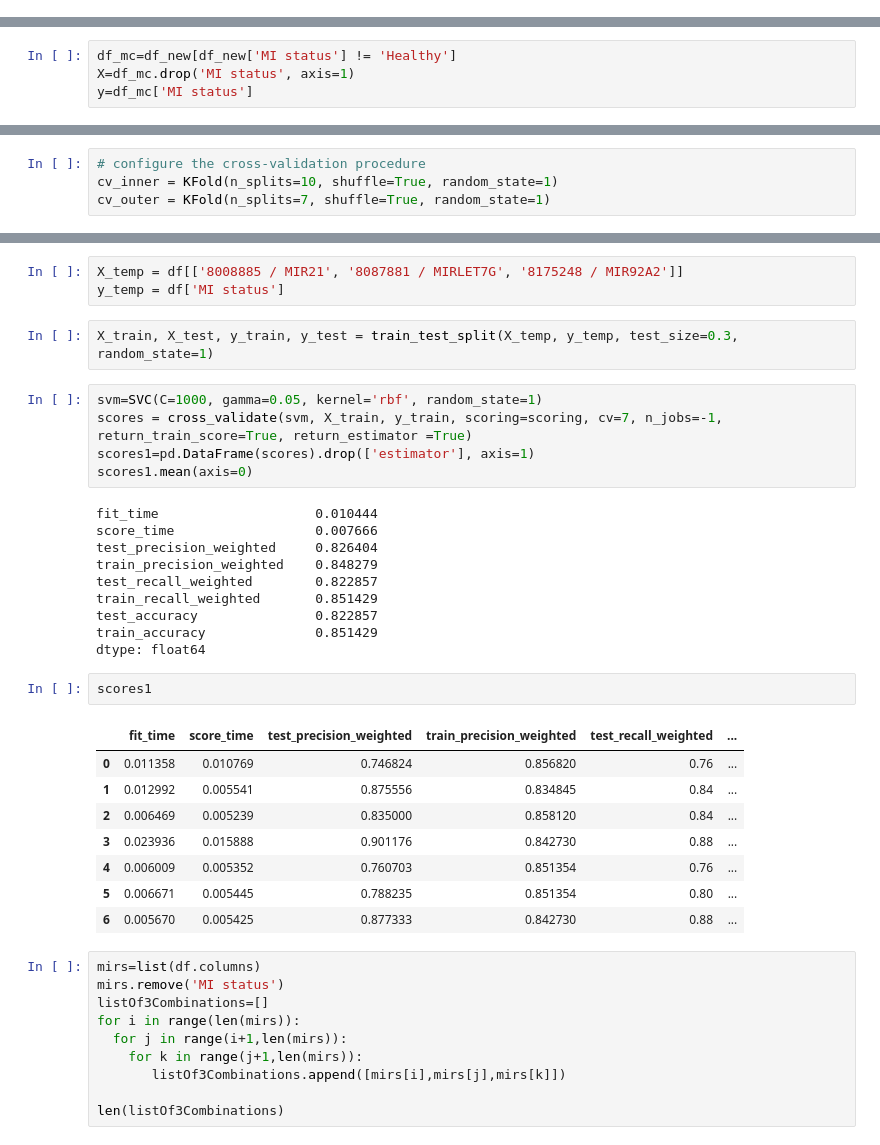
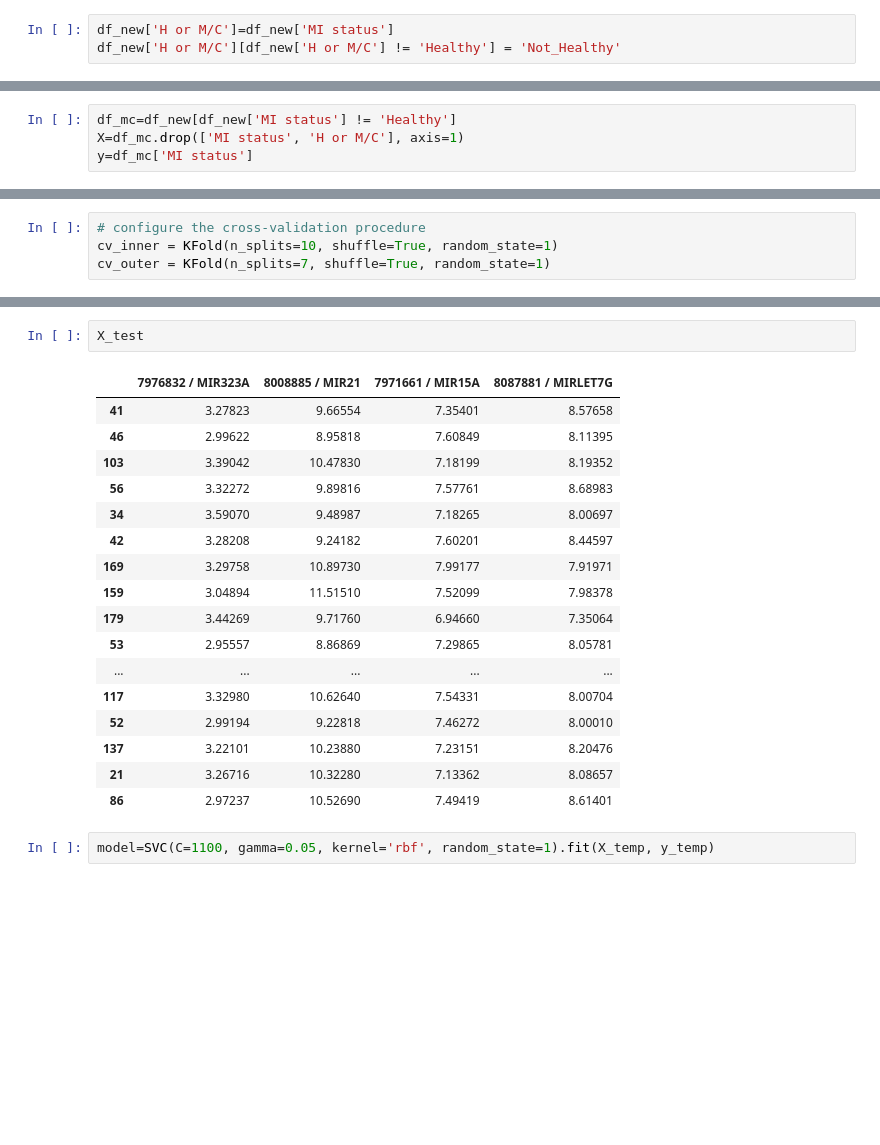
Before and after one commit to MehrdadSamadishadlou/mir_signature_4_datasets, a Jupyter notebook: MI_CAD_and_then_healthy.ipynb, the cells around one changed output, grey strips where cells are left out. Cells and saved outputs as stored; diff of their text form; blank space fills up the shorter version.

```diff
--- a/MI_CAD_and_then_healthy.ipynb
+++ b/MI_CAD_and_then_healthy.ipynb
@@ -134,0 +151,3 @@ plt.savefig('Expression.pdf', bbox_inches='tight')
+# %%
+df_new['H or M/C']=df_new['MI status']
+df_new['H or M/C'][df_new['H or M/C'] != 'Healthy'] = 'Not_Healthy'
@@ -135,5 +200,5 @@ plt.savefig('Expression.pdf', bbox_inches='tight')
 # %%
 df_mc=df_new[df_new['MI status'] != 'Healthy']
-X=df_mc.drop('MI status', axis=1)
+X=df_mc.drop(['MI status', 'H or M/C'], axis=1)
 y=df_mc['MI status']
 # %%
@@ -352,41 +385,22 @@ RandomizedSearchCV(cv=10, estimator=SVC(class_weight='balanced'), n_iter=50,
-# %%
-X_temp = df[['8008885 / MIR21', '8087881 / MIRLET7G', '8175248 / MIR92A2']]
-y_temp = df['MI status']
-# %%
-X_train, X_test, y_train, y_test = train_test_split(X_temp, y_temp, test_size=0.3, random_state=1)
-# %%
-svm=SVC(C=1000, gamma=0.05, kernel='rbf', random_state=1)
-scores = cross_validate(svm, X_train, y_train, scoring=scoring, cv=7, n_jobs=-1, return_train_score=True, return_estimator =True)
-scores1=pd.DataFrame(scores).drop(['estimator'], axis=1)
-scores1.mean(axis=0)
-# %% [output]
-fit_time                    0.010444
-score_time                  0.007666
-test_precision_weighted     0.826404
-train_precision_weighted    0.848279
-test_recall_weighted        0.822857
-train_recall_weighted       0.851429
-test_accuracy               0.822857
-train_accuracy              0.851429
-dtype: float64
-# %%
-scores1
-# %% [output]
-|  | fit_time | score_time | test_precision_weighted | train_precision_weighted | test_recall_weighted | ... |
-| 0 | 0.011358 | 0.010769 | 0.746824 | 0.856820 | 0.76 | ... |
-| 1 | 0.012992 | 0.005541 | 0.875556 | 0.834845 | 0.84 | ... |
-| 2 | 0.006469 | 0.005239 | 0.835000 | 0.858120 | 0.84 | ... |
-| 3 | 0.023936 | 0.015888 | 0.901176 | 0.842730 | 0.88 | ... |
-| 4 | 0.006009 | 0.005352 | 0.760703 | 0.851354 | 0.76 | ... |
-| 5 | 0.006671 | 0.005445 | 0.788235 | 0.851354 | 0.80 | ... |
-| 6 | 0.005670 | 0.005425 | 0.877333 | 0.842730 | 0.88 | ... |
-# %%
-mirs=list(df.columns)
-mirs.remove('MI status')
-listOf3Combinations=[]
-for i in range(len(mirs)):
-  for j in range(i+1,len(mirs)):
-    for k in range(j+1,len(mirs)):
-       listOf3Combinations.append([mirs[i],mirs[j],mirs[k]])
-
-len(listOf3Combinations)
+# %%
+X_test
+# %% [output]
+|  | 7976832 / MIR323A | 8008885 / MIR21 | 7971661 / MIR15A | 8087881 / MIRLET7G |
+| 41 | 3.27823 | 9.66554 | 7.35401 | 8.57658 |
+| 46 | 2.99622 | 8.95818 | 7.60849 | 8.11395 |
+| 103 | 3.39042 | 10.47830 | 7.18199 | 8.19352 |
+| 56 | 3.32272 | 9.89816 | 7.57761 | 8.68983 |
+| 34 | 3.59070 | 9.48987 | 7.18265 | 8.00697 |
+| 42 | 3.28208 | 9.24182 | 7.60201 | 8.44597 |
+| 169 | 3.29758 | 10.89730 | 7.99177 | 7.91971 |
+| 159 | 3.04894 | 11.51510 | 7.52099 | 7.98378 |
+| 179 | 3.44269 | 9.71760 | 6.94660 | 7.35064 |
+| 53 | 2.95557 | 8.86869 | 7.29865 | 8.05781 |
+| ... | ... | ... | ... | ... |
+| 117 | 3.32980 | 10.62640 | 7.54331 | 8.00704 |
+| 52 | 2.99194 | 9.22818 | 7.46272 | 8.00010 |
+| 137 | 3.22101 | 10.23880 | 7.23151 | 8.20476 |
+| 21 | 3.26716 | 10.32280 | 7.13362 | 8.08657 |
+| 86 | 2.97237 | 10.52690 | 7.49419 | 8.61401 |
+# %%
+model=SVC(C=1100, gamma=0.05, kernel='rbf', random_state=1).fit(X_temp, y_temp)
```
Also changed, not shown: parts of 43 cells of this notebook, 1 other file.
